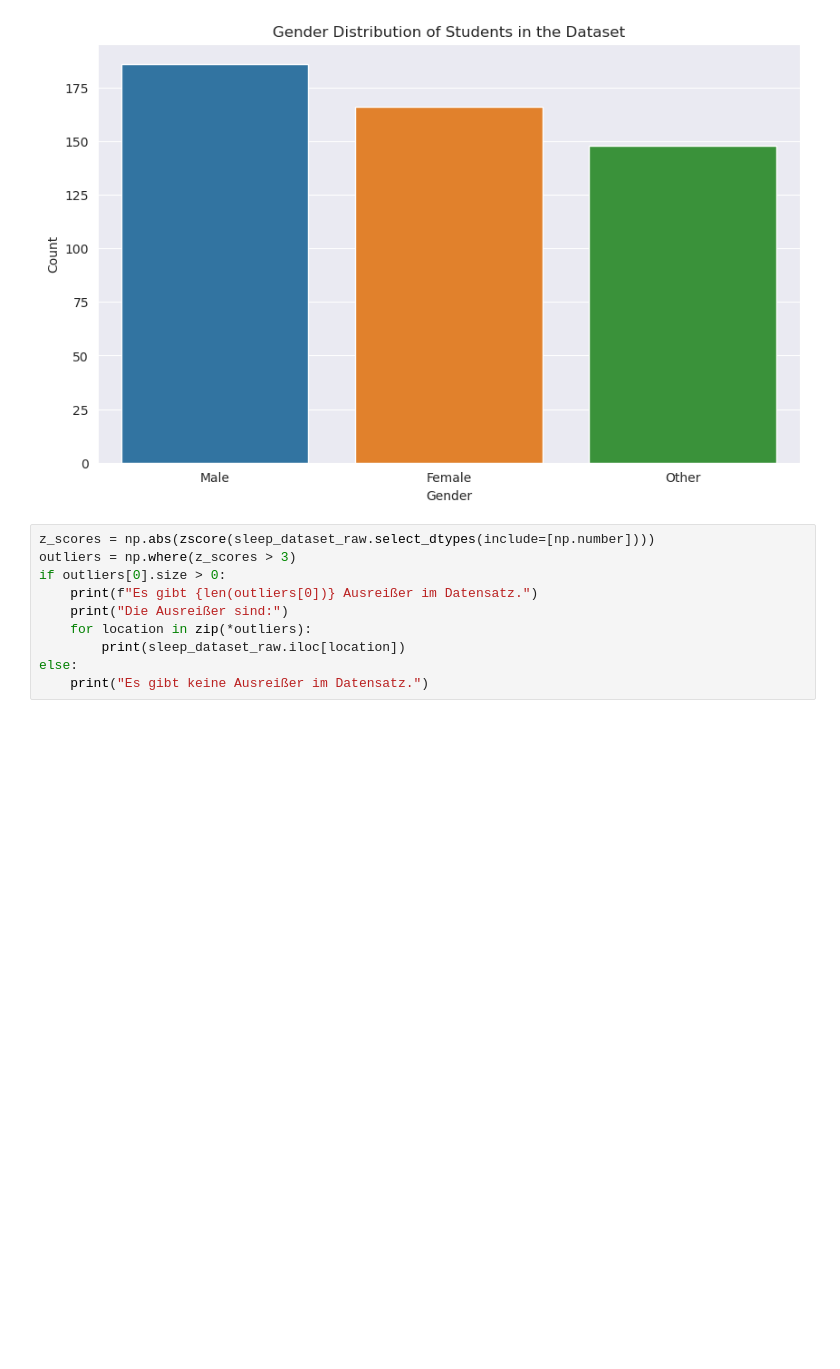
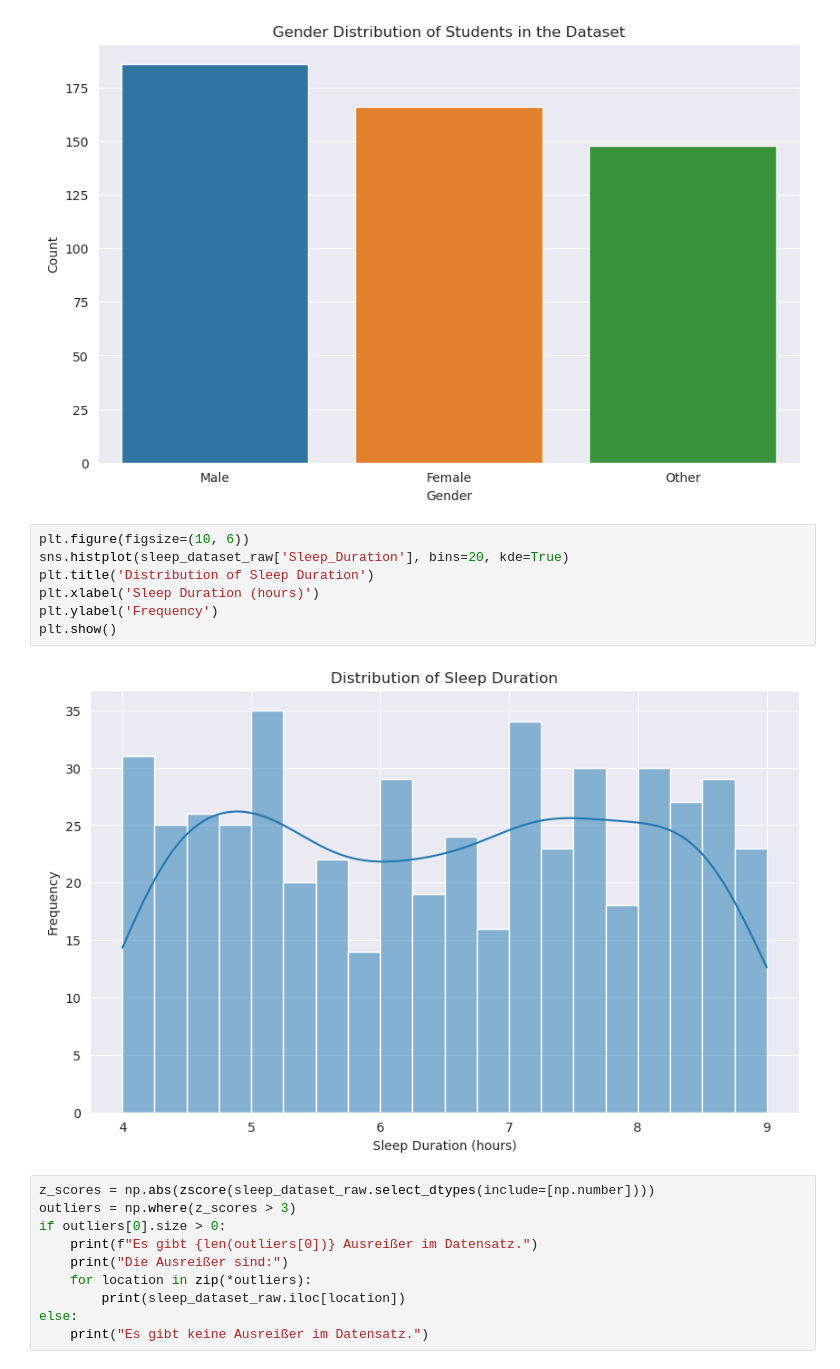
Before and after one commit to Niklas-Wag/Sleep_DSAI, a Jupyter notebook: Projektbericht.ipynb, the cells around one changed output. Saved outputs shown, nothing was run; the diff lists cells and outputs as text; blank space fills up the shorter version.

```diff
--- a/Projektbericht.ipynb
+++ b/Projektbericht.ipynb
@@ -71,6 +79,15 @@ plt.ylabel('Count')
 plt.show()
 # %% [output]
 [figure]
+# %%
+plt.figure(figsize=(10, 6))
+sns.histplot(sleep_dataset_raw['Sleep_Duration'], bins=20, kde=True)
+plt.title('Distribution of Sleep Duration')
+plt.xlabel('Sleep Duration (hours)')
+plt.ylabel('Frequency')
+plt.show()
+# %% [output]
+[figure, added]
 # %%
 z_scores = np.abs(zscore(sleep_dataset_raw.select_dtypes(include=[np.number])))
 outliers = np.where(z_scores > 3)
```
Also changed, not shown: parts of 6 cells of this notebook.
